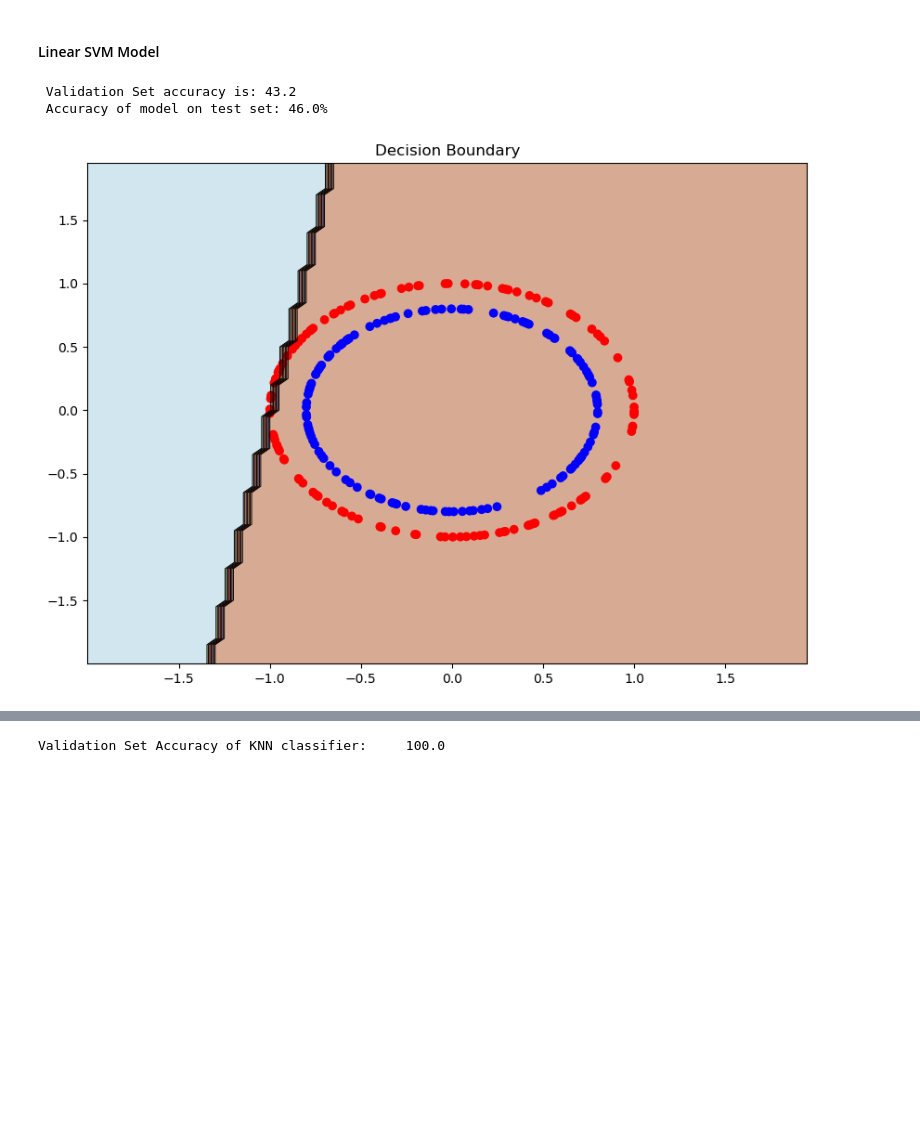
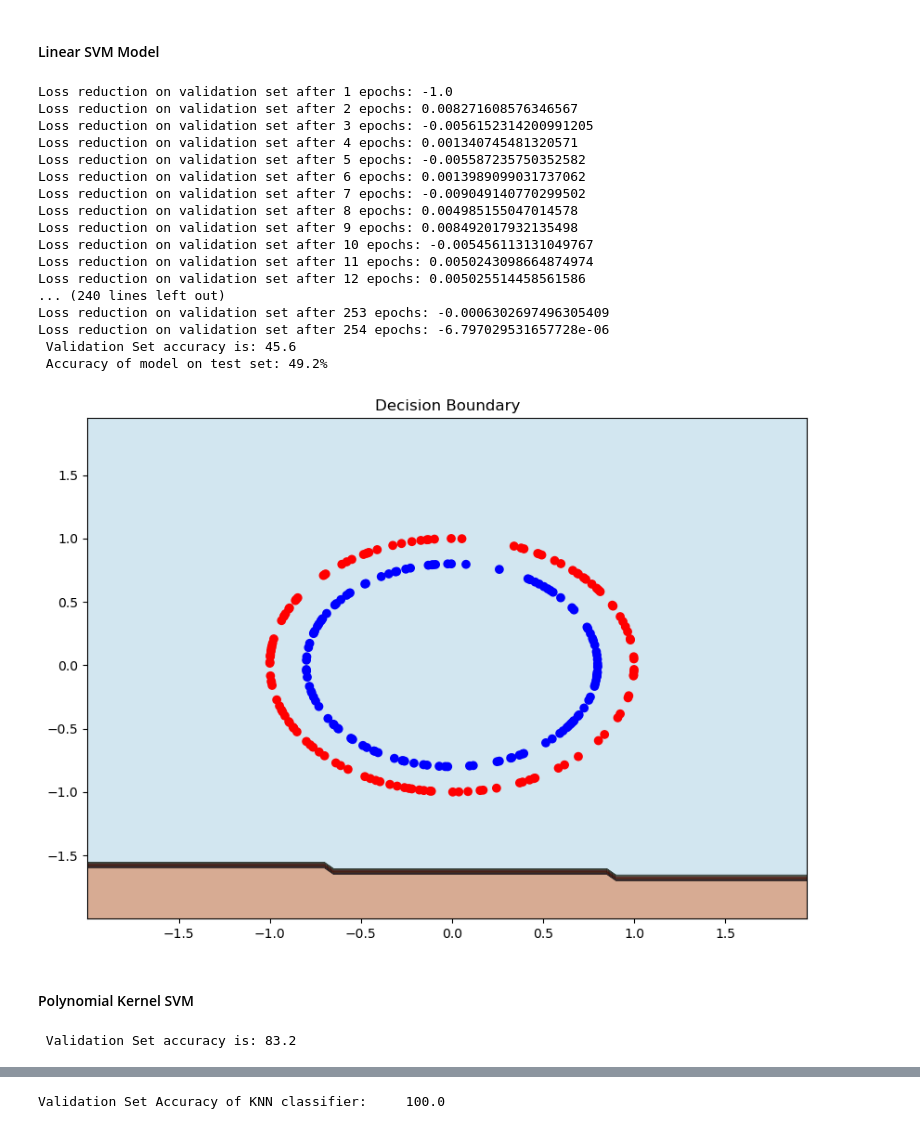
Before and after one commit to arnav-s/fall2022-cs760-hw6, a Jupyter notebook: q3.ipynb, the cells around one changed output, grey strips where cells are left out. Saved outputs shown, nothing was run; the diff lists cells and outputs as text; code cells hidden in the pictures; blank space fills up the shorter version.

```diff
--- a/q3.ipynb
+++ b/q3.ipynb
@@ -539,7 +635,7 @@ test_loader = torch.utils.data.DataLoader(test_set, shuffle=True, batch_size=250
 # %%
 linear_lr_model = LinearLogisticRegression(input_features=2)
 losses = []
-train_logistic_regression(linear_lr_model, train_loader, validation_loader, 0.05, losses)
+train_logistic_regression(linear_lr_model, train_loader, validation_loader, 0.05, losses, True)
 
 #Accuracy
 report_acc_decision_boundary(linear_lr_model, test_loader)
@@ -555,19 +666,45 @@ draw_decision_boundary(linear_lr_model, test_set)
 # %%
 linear_svm_model = LinearSVM(input_features=2)
 losses = []
 reg_param = 1.5
-step_size = 0.05
-train_linear_svm(linear_svm_model, train_loader, validation_loader, step_size, reg_param, losses)
+step_size = 0.075
+train_linear_svm(linear_svm_model, train_loader, validation_loader, step_size, reg_param, losses, True)
 
 #Accuracy
 report_acc_decision_boundary(linear_svm_model, test_loader)
 
 #Decision Boundary
 draw_decision_boundary(linear_svm_model, test_set)
 # %% [output]
- Validation Set accuracy is: 43.2
- Accuracy of model on test set: 46.0%
+Loss reduction on validation set after 1 epochs: -1.0
+Loss reduction on validation set after 2 epochs: 0.008271608576346567
+Loss reduction on validation set after 3 epochs: -0.0056152314200991205
+Loss reduction on validation set after 4 epochs: 0.001340745481320571
+Loss reduction on validation set after 5 epochs: -0.005587235750352582
+Loss reduction on validation set after 6 epochs: 0.0013989099031737062
+Loss reduction on validation set after 7 epochs: -0.009049140770299502
+Loss reduction on validation set after 8 epochs: 0.004985155047014578
+Loss reduction on validation set after 9 epochs: 0.008492017932135498
+Loss reduction on validation set after 10 epochs: -0.005456113131049767
+Loss reduction on validation set after 11 epochs: 0.0050243098664874974
+Loss reduction on validation set after 12 epochs: 0.005025514458561586
+... (240 lines left out)
+Loss reduction on validation set after 253 epochs: -0.0006302697496305409
+Loss reduction on validation set after 254 epochs: -6.797029531657728e-06
+ Validation Set accuracy is: 45.6
+ Accuracy of model on test set: 49.2%
-[figure, old version]
+[figure, new version]
 # %%
 # Randomly select neighborhood to calculate kernel function from
 permuted_indices = torch.randperm(training_data.shape[0])
+# %% [markdown]
+#### Polynomial Kernel SVM
+# %%
+num_neighbors = 50
+kernel_neighbors = training_data[permuted_indices[:num_neighbors]]
+polynomial_svm_model = KernelSVM(kernel_neighbors, 'polynomial', d=2)
+losses = []
+
+train_kernel_svm(polynomial_svm_model, train_loader, validation_loader, 0.05, 1.5, losses)
+# %% [output]
+ Validation Set accuracy is: 83.2
```
Also changed, not shown: parts of 49 cells of this notebook.
